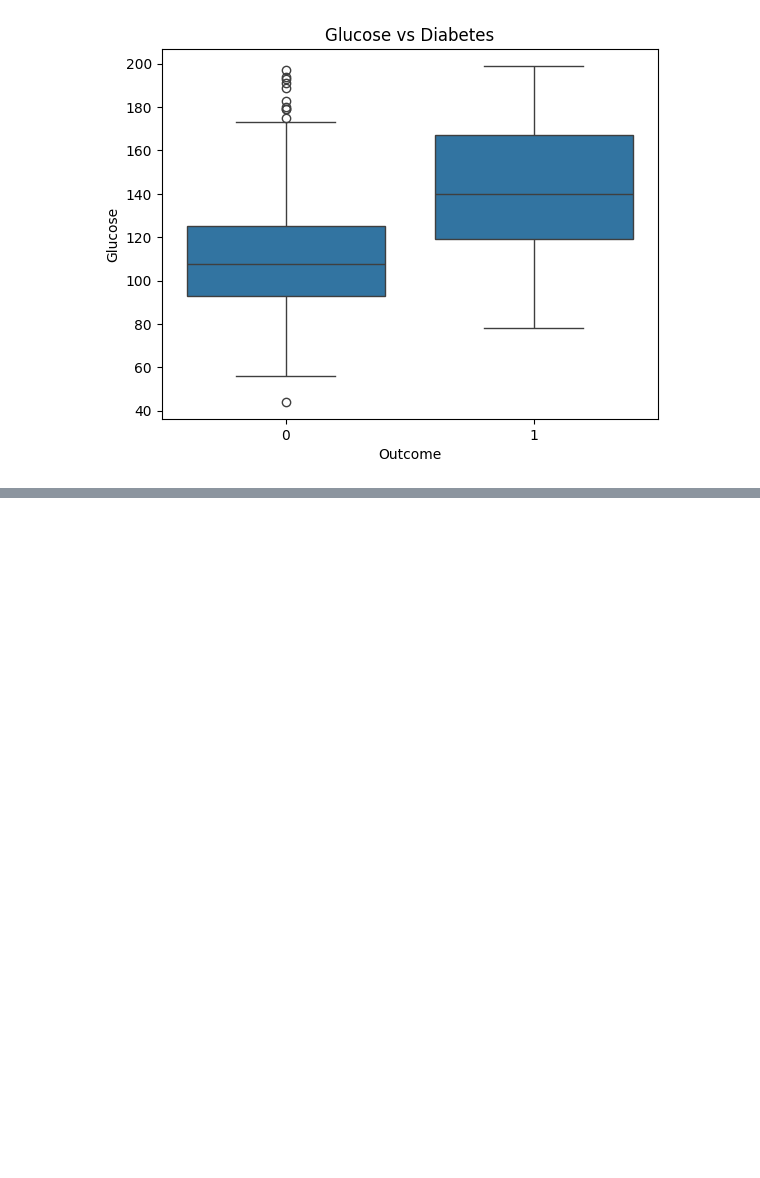
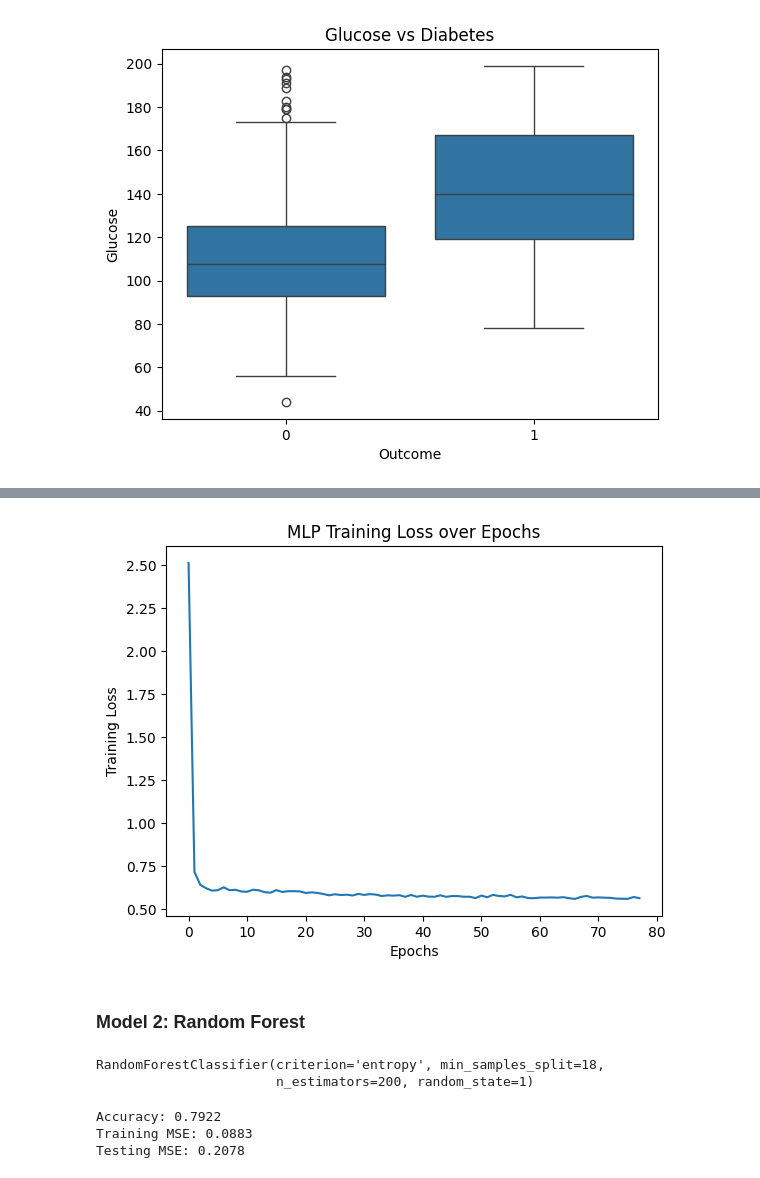
Before and after one commit to ssooraj004/AISC-SQ2024-Beginner-Project, a Jupyter notebook: Suranjana_AISCBP.ipynb, the cells around one changed output, grey strips where cells are left out. Drawn from its saved outputs; the diff is of its cells as text; code cells hidden in the pictures; blank space fills up the shorter version.

```diff
--- a/Suranjana_AISCBP.ipynb
+++ b/Suranjana_AISCBP.ipynb
@@ -215,0 +220,10 @@ plt.show()
+# %%
+plt.plot(mlp.loss_curve_)
+plt.title("MLP Training Loss over Epochs")
+plt.xlabel('Epochs')
+plt.ylabel('Training Loss')
+plt.show()
+# %% [output]
+[figure, added]
+# %% [markdown]
+### Model 2: Random Forest
@@ -215,0 +240,7 @@ plt.show()
+# %%
+rf_clf = RandomForestClassifier(n_estimators = 200, criterion = 'entropy',
+                                min_samples_split = 18, random_state = 1)
+rf_clf.fit(xtrain, ytrain)
+# %% [output]
+RandomForestClassifier(criterion='entropy', min_samples_split=18,
+                       n_estimators=200, random_state=1)
@@ -215,0 +249,9 @@ plt.show()
+# %%
+accuracy = accuracy_score(ytest, pred)
+print(f"Accuracy: {accuracy:.4f}")
+print(f'Training MSE: {round(mean_squared_error(rf_clf.predict(xtrain), ytrain), 4)}')
+print(f'Testing MSE: {round(mean_squared_error(pred, ytest), 4)}')
+# %% [output]
+Accuracy: 0.7922
+Training MSE: 0.0883
+Testing MSE: 0.2078
```
Also changed, not shown: parts of 18 cells of this notebook.
